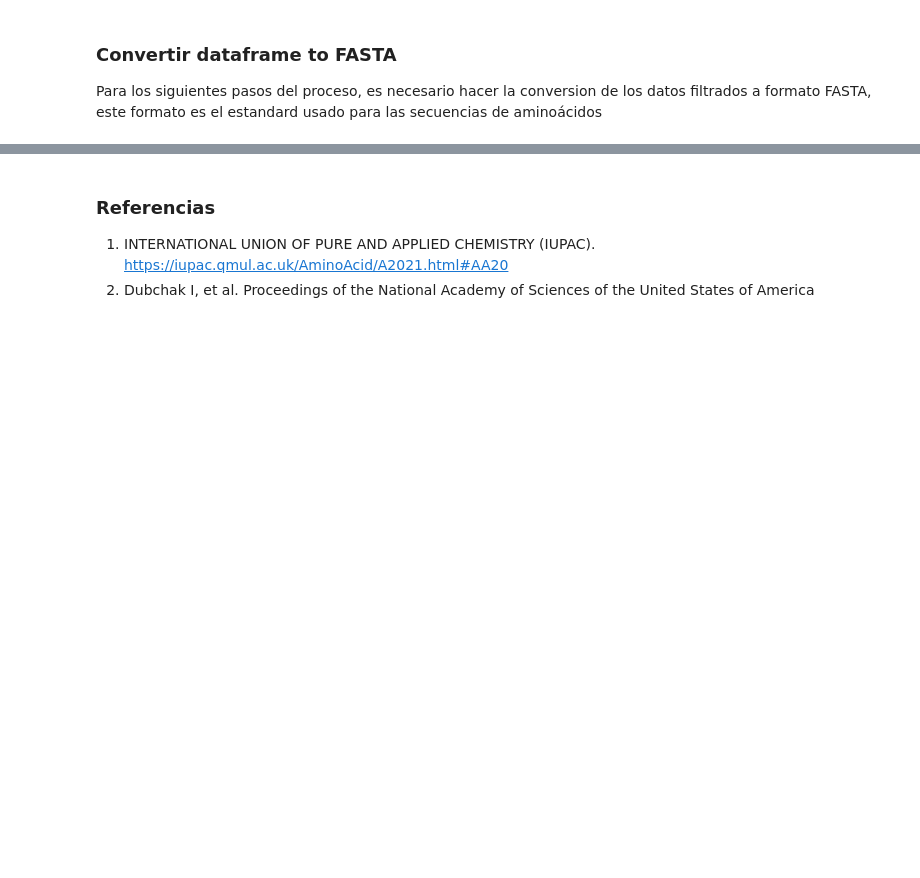
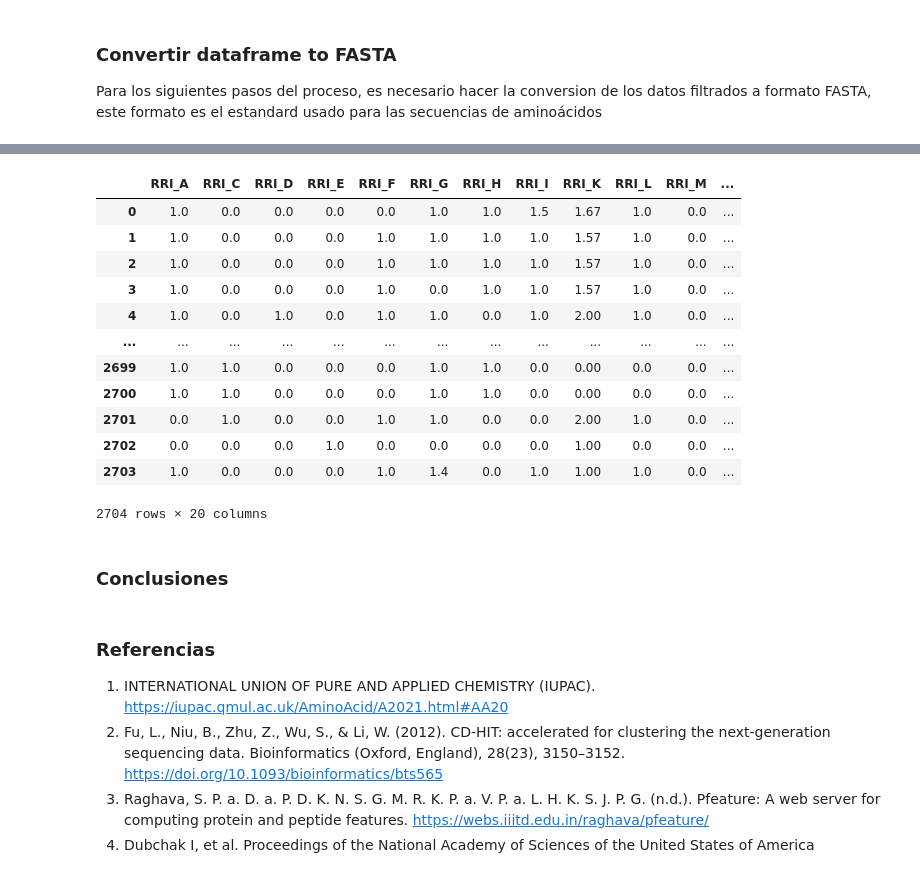
Before and after one commit to A01795375/Proyecto_Integrador_cancer, a Jupyter notebook: notebooks/Avance 2.1.ipynb, the cells around one changed output, grey strips where cells are left out. Cells and saved outputs as stored; diff of their text form; code cells hidden in the pictures; blank space fills up the shorter version.

```diff
--- a/notebooks/Avance 2.1.ipynb
+++ b/notebooks/Avance 2.1.ipynb
@@ -518,5 +706,34 @@ feature_ctd
+# %%
+def rri(input):
+  a = input.rstrip('txt')
+  output = a + 'rri.csv'
+  df_out = rri_wp(input, output)
+  df_in = pd.read_csv(output)
+  return df_in
+
+feature_rri = rri(cd_hit_path)
+feature_rri.to_csv('../data/processed/feature_rri.csv', index = False)
+feature_rri
+# %% [output]
+|  | RRI_A | RRI_C | RRI_D | RRI_E | RRI_F | RRI_G | RRI_H | RRI_I | RRI_K | RRI_L | RRI_M | ... |
+| 0 | 1.0 | 0.0 | 0.0 | 0.0 | 0.0 | 1.0 | 1.0 | 1.5 | 1.67 | 1.0 | 0.0 | ... |
+| 1 | 1.0 | 0.0 | 0.0 | 0.0 | 1.0 | 1.0 | 1.0 | 1.0 | 1.57 | 1.0 | 0.0 | ... |
+| 2 | 1.0 | 0.0 | 0.0 | 0.0 | 1.0 | 1.0 | 1.0 | 1.0 | 1.57 | 1.0 | 0.0 | ... |
+| 3 | 1.0 | 0.0 | 0.0 | 0.0 | 1.0 | 0.0 | 1.0 | 1.0 | 1.57 | 1.0 | 0.0 | ... |
+| 4 | 1.0 | 0.0 | 1.0 | 0.0 | 1.0 | 1.0 | 0.0 | 1.0 | 2.00 | 1.0 | 0.0 | ... |
+| ... | ... | ... | ... | ... | ... | ... | ... | ... | ... | ... | ... | ... |
+| 2699 | 1.0 | 1.0 | 0.0 | 0.0 | 0.0 | 1.0 | 1.0 | 0.0 | 0.00 | 0.0 | 0.0 | ... |
+| 2700 | 1.0 | 1.0 | 0.0 | 0.0 | 0.0 | 1.0 | 1.0 | 0.0 | 0.00 | 0.0 | 0.0 | ... |
+| 2701 | 0.0 | 1.0 | 0.0 | 0.0 | 1.0 | 1.0 | 0.0 | 0.0 | 2.00 | 1.0 | 0.0 | ... |
+| 2702 | 0.0 | 0.0 | 0.0 | 1.0 | 0.0 | 0.0 | 0.0 | 0.0 | 1.00 | 0.0 | 0.0 | ... |
+| 2703 | 1.0 | 0.0 | 0.0 | 0.0 | 1.0 | 1.4 | 0.0 | 1.0 | 1.00 | 1.0 | 0.0 | ... |
+2704 rows × 20 columns
+# %% [markdown]
+### Conclusiones
 # %% [markdown]
 ### Referencias
 
 1. INTERNATIONAL UNION OF PURE AND APPLIED CHEMISTRY (IUPAC). https://iupac.qmul.ac.uk/AminoAcid/A2021.html#AA20
-2. Dubchak I, et al. Proceedings of the National Academy of Sciences of the United States of America
+2. Fu, L., Niu, B., Zhu, Z., Wu, S., & Li, W. (2012). CD-HIT: accelerated for clustering the next-generation sequencing data. Bioinformatics (Oxford, England), 28(23), 3150–3152. https://doi.org/10.1093/bioinformatics/bts565
+3. Raghava, S. P. a. D. a. P. D. K. N. S. G. M. R. K. P. a. V. P. a. L. H. K. S. J. P. G. (n.d.). Pfeature: A web server for computing protein and peptide features. https://webs.iiitd.edu.in/raghava/pfeature/
+4. Dubchak I, et al. Proceedings of the National Academy of Sciences of the United States of America
```
Also changed, not shown: parts of 27 cells of this notebook, 16 other files.
